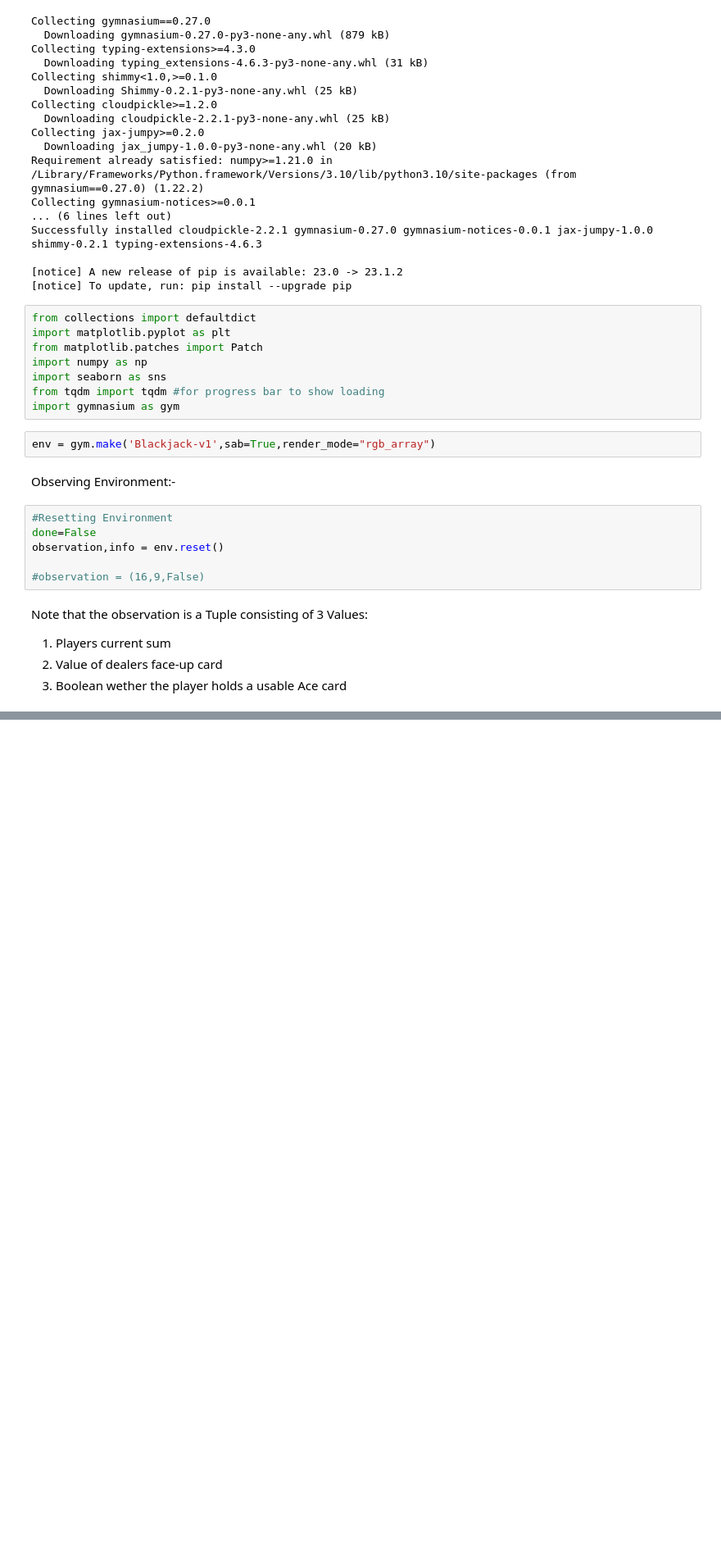
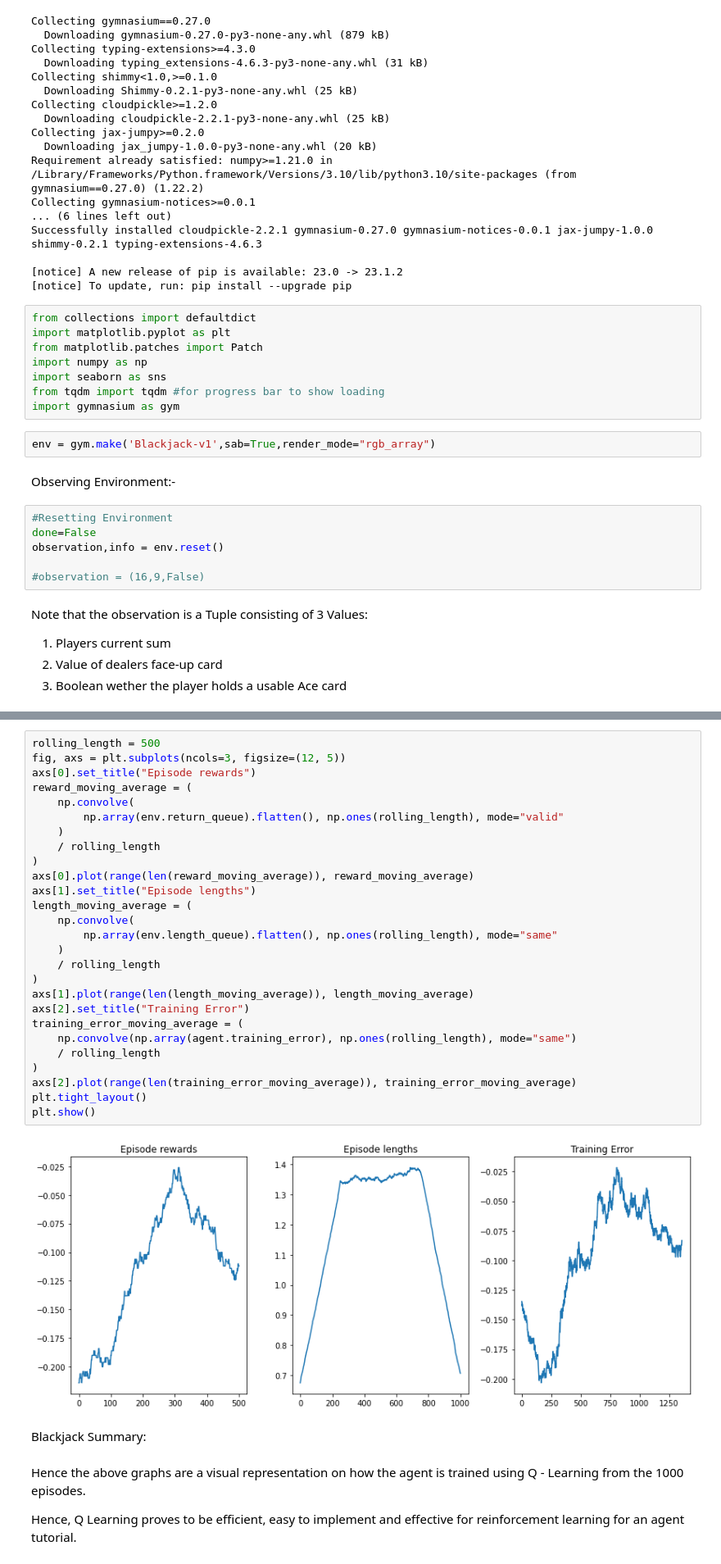
Before and after one commit to YashDalwani/Reinforcement-Learning, a Jupyter notebook: RL_BlackJack_Gymnasium.ipynb, the cells around one changed output, grey strips where cells are left out. Shown at 82% size. Saved outputs shown, nothing was run; the diff lists cells and outputs as text; blank space fills up the shorter version.

```diff
--- a/RL_BlackJack_Gymnasium.ipynb
+++ b/RL_BlackJack_Gymnasium.ipynb
@@ -73,0 +183,35 @@ Note that the observation is a Tuple consisting of 3 Values:
+# %%
+rolling_length = 500
+fig, axs = plt.subplots(ncols=3, figsize=(12, 5))
+axs[0].set_title("Episode rewards")
+reward_moving_average = (
+    np.convolve(
+        np.array(env.return_queue).flatten(), np.ones(rolling_length), mode="valid"
+    )
+    / rolling_length
+)
+axs[0].plot(range(len(reward_moving_average)), reward_moving_average)
+axs[1].set_title("Episode lengths")
+length_moving_average = (
+    np.convolve(
+        np.array(env.length_queue).flatten(), np.ones(rolling_length), mode="same"
+    )
+    / rolling_length
+)
+axs[1].plot(range(len(length_moving_average)), length_moving_average)
+axs[2].set_title("Training Error")
+training_error_moving_average = (
+    np.convolve(np.array(agent.training_error), np.ones(rolling_length), mode="same")
+    / rolling_length
+)
+axs[2].plot(range(len(training_error_moving_average)), training_error_moving_average)
+plt.tight_layout()
+plt.show()
+# %% [output]
+[figure, added]
+# %% [markdown]
+Blackjack Summary:
+# %% [markdown]
+Hence the above graphs are a visual representation on  how the agent is trained using Q - Learning from the 1000 episodes.
+
+Hence, Q Learning proves to be efficient, easy to implement and effective for reinforcement learning for an agent tutorial.
```
Also changed, not shown: parts of 6 cells of this notebook.
